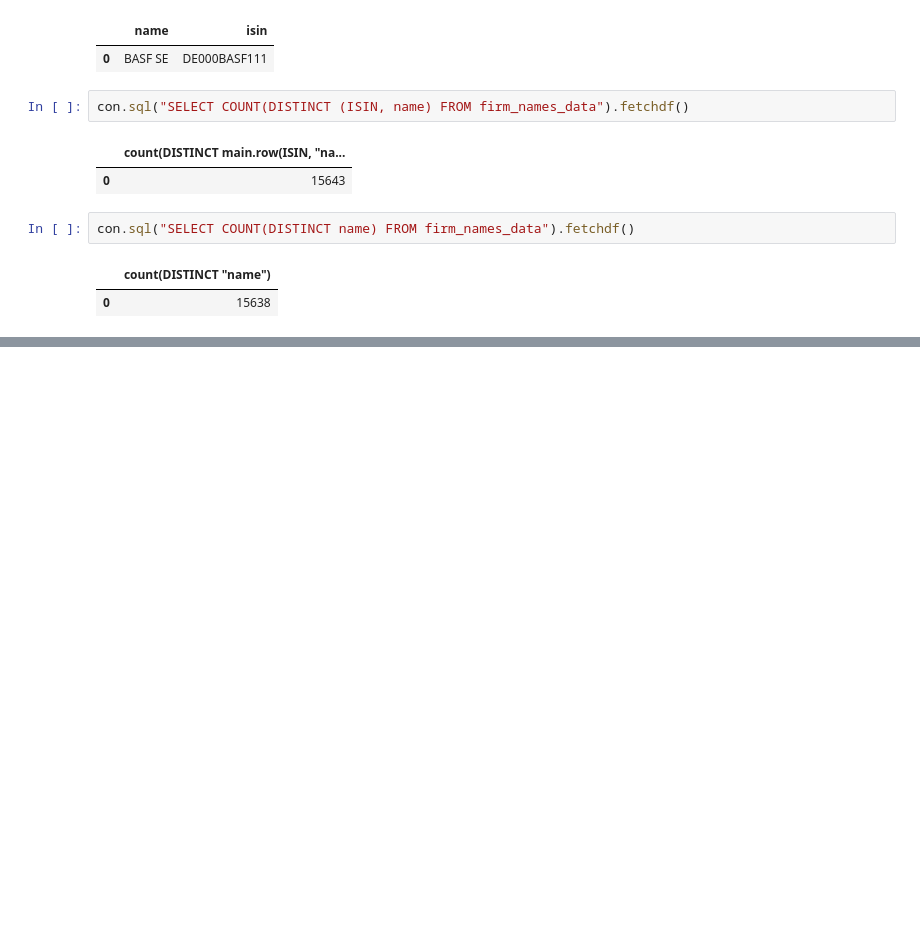
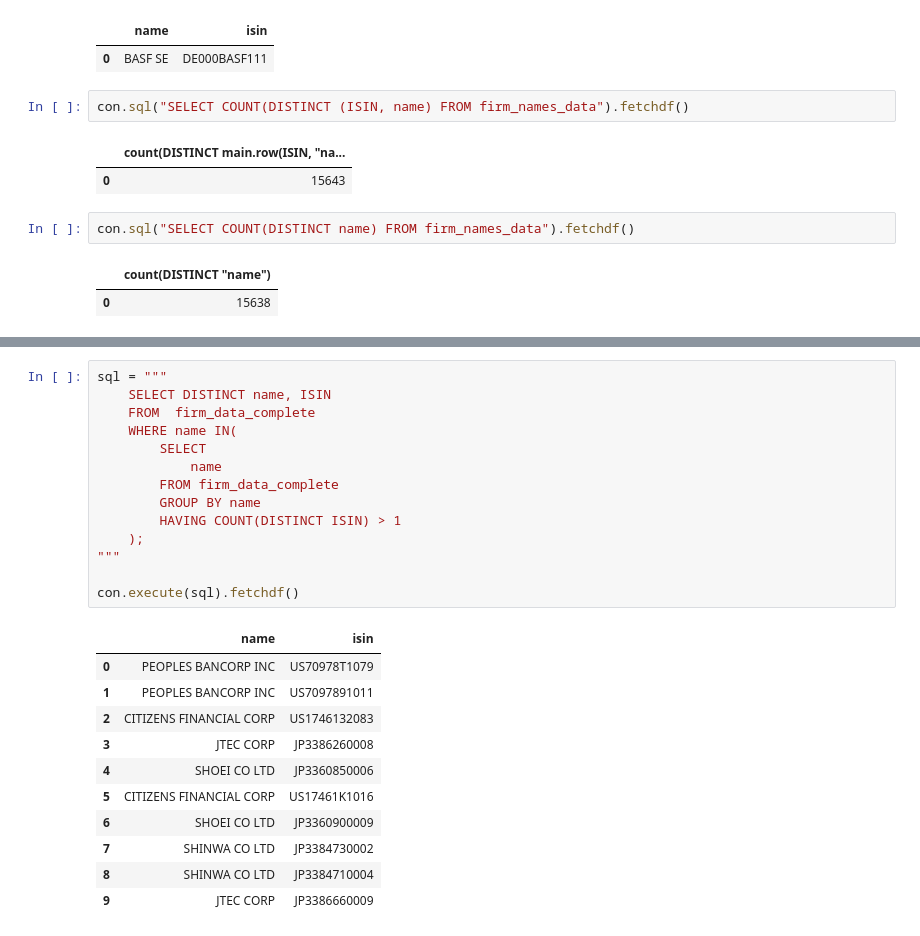
Before and after one commit to MarisLeander/patents_name_matching, a Jupyter notebook: notebooks/name_matching.ipynb, the cells around one changed output, grey strips where cells are left out. Drawn from its saved outputs; the diff is of its cells as text; blank space fills up the shorter version.

```diff
--- a/notebooks/name_matching.ipynb
+++ b/notebooks/name_matching.ipynb
@@ -410,0 +423,26 @@ con.sql("SELECT COUNT(DISTINCT name) FROM firm_names_data").fetchdf()
+# %%
+sql = """
+    SELECT DISTINCT name, ISIN
+    FROM  firm_data_complete
+    WHERE name IN(
+        SELECT
+            name
+        FROM firm_data_complete
+        GROUP BY name
+        HAVING COUNT(DISTINCT ISIN) > 1
+    );
+"""
+
+con.execute(sql).fetchdf()
+# %% [output]
+|  | name | isin |
+| 0 | PEOPLES BANCORP INC | US70978T1079 |
+| 1 | PEOPLES BANCORP INC | US7097891011 |
+| 2 | CITIZENS FINANCIAL CORP | US1746132083 |
+| 3 | JTEC CORP | JP3386260008 |
+| 4 | SHOEI CO LTD | JP3360850006 |
+| 5 | CITIZENS FINANCIAL CORP | US17461K1016 |
+| 6 | SHOEI CO LTD | JP3360900009 |
+| 7 | SHINWA CO LTD | JP3384730002 |
+| 8 | SHINWA CO LTD | JP3384710004 |
+| 9 | JTEC CORP | JP3386660009 |
```
Also changed, not shown: parts of 2 cells of this notebook.
